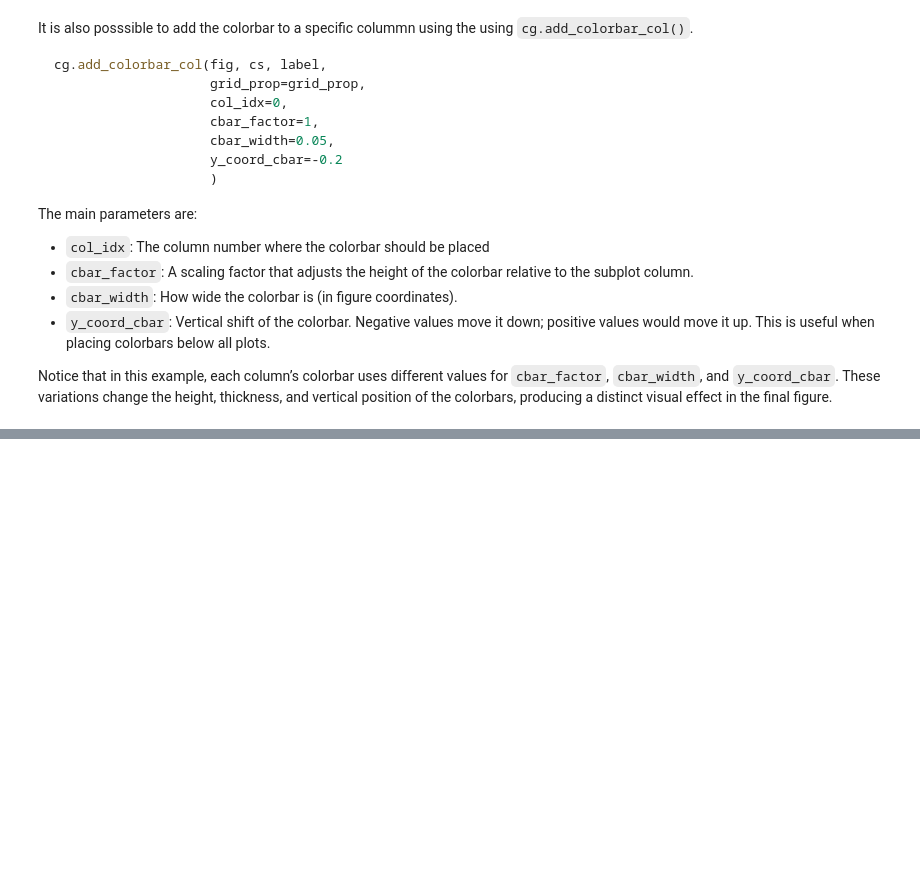
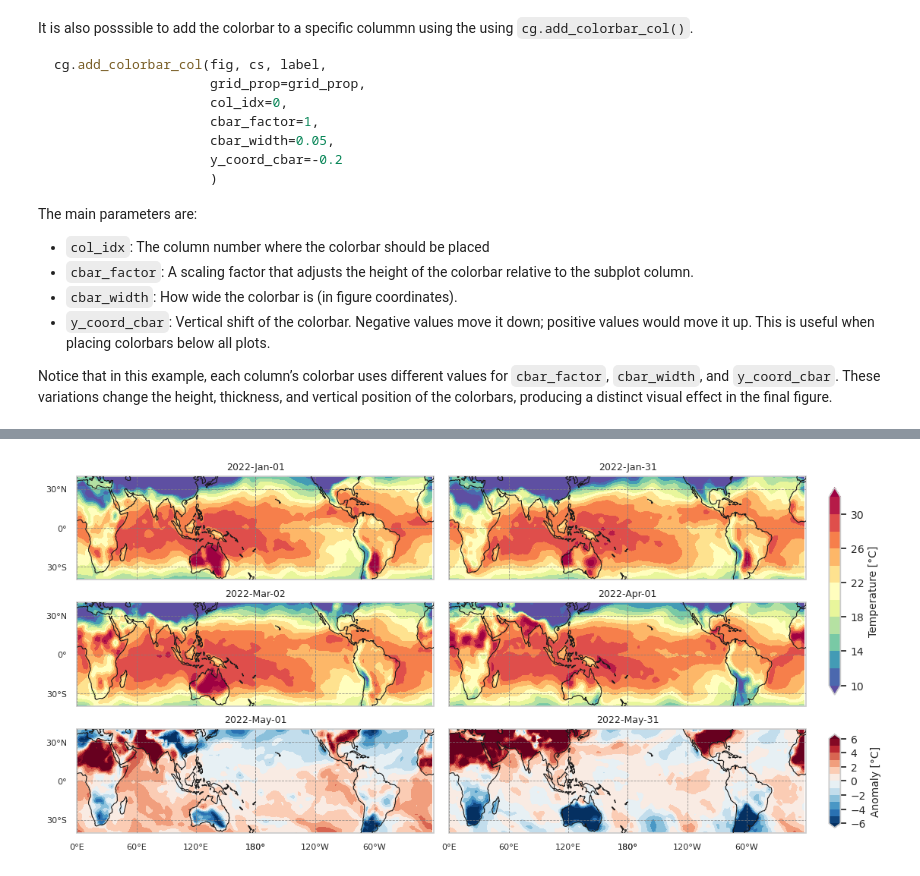
Before and after one commit to jdmantillaq/cartogrid, a Jupyter notebook: tutorial.ipynb, the cells around one changed output, grey strips where cells are left out. Cells and saved outputs as stored; diff of their text form; code cells hidden in the pictures; blank space fills up the shorter version.

```diff
--- a/tutorial.ipynb
+++ b/tutorial.ipynb
@@ -643,0 +761,41 @@ fig.savefig(f'figures/example_4.png', dpi=150,
+# %%
+proj = ccrs.PlateCarree(central_longitude=180)
+img_extent = (-180, 180, -40, 40)
+
+num_rows, num_columns = 3, 2
+grid_prop = x_coords, y_coords, x_fig, y_fig = cg.define_grid_fig(
+    num_rows, num_columns, horiz_spacing=0.02, vert_spacing=0.06)
+fig = plt.figure(figsize=(10, 5))
+
+levels, levels_anom = np.linspace(10, 32, 12), np.linspace(-6, 6, 13)
+cmap_anom = sns.color_palette("RdBu_r", as_cmap=True)
+
+for ri in range(num_rows):
+    for ci in range(num_columns):
+        ax = fig.add_axes([x_coords[ci], y_coords[ri], x_fig, y_fig], projection=proj)
+        ax = cg.add_map_features(ax, lon_step=60, lat_step=30, map_resolution=110,
+                                 fontsize_latlon=8)
+        ax.set_extent(img_extent, ccrs.PlateCarree())
+        ax.set_aspect('auto')
+        if ci > 0:
+            ax.set_yticklabels([])
+        if ri < num_rows - 1:
+            ax.set_xticklabels([])
+
+        t = 30 * (ri * num_columns + ci)            # a different day per panel
+        if ri < 2:   # rows 0-1: temperature
+            cs = ax.contourf(lon, lat, air[t, 0], levels, cmap=cmap,
+                             extend='both', transform=ccrs.PlateCarree())
+        else:        # row 2: anomalies
+            cs_anom = ax.contourf(lon, lat, air_anom[t, 0], levels_anom, cmap=cmap_anom,
+                                  extend='both', transform=ccrs.PlateCarree())
+        ax.set_title(time[t].strftime('%Y-%b-%d'), fontsize=9)
+
+cg.add_colorbar_row(fig, cs, 'Temperature [°C]', grid_prop, row_idx=[0, 1],
+                    cbar_factor=0.9, cbar_width=0.015, x_coord_cbar=1.0, fontsize=10)
+cg.add_colorbar_row(fig, cs_anom, 'Anomaly [°C]', grid_prop, row_idx=2,
+                    cbar_factor=0.9, cbar_width=0.015, x_coord_cbar=1.0, fontsize=10)
+
+fig.savefig('figures/example_8.png', dpi=150, bbox_inches='tight', facecolor='white')
+# %% [output]
+[figure, added]
```
Also changed, not shown: parts of 21 cells of this notebook, 15 other files.
